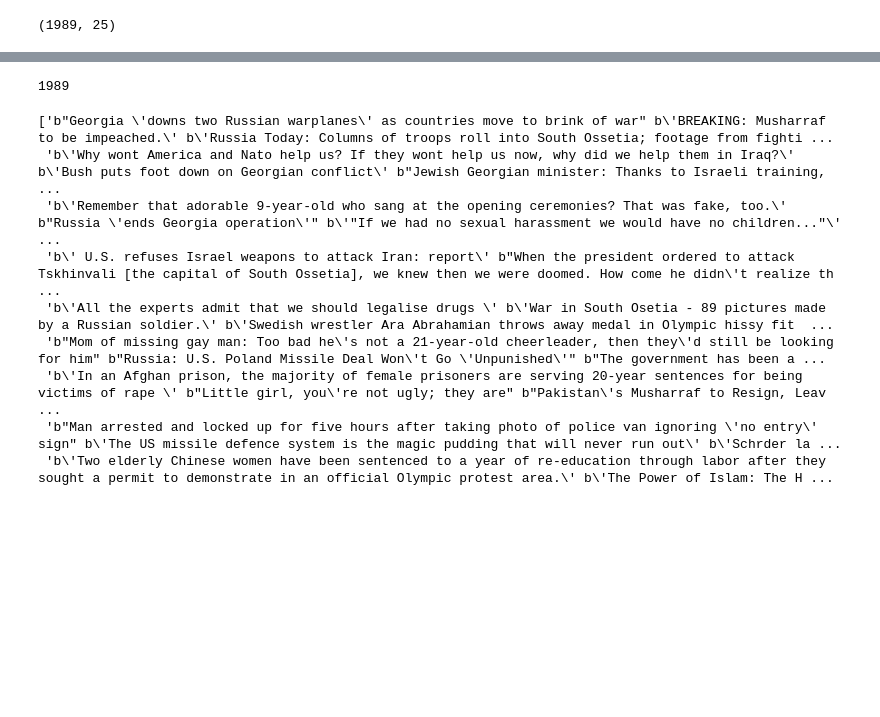
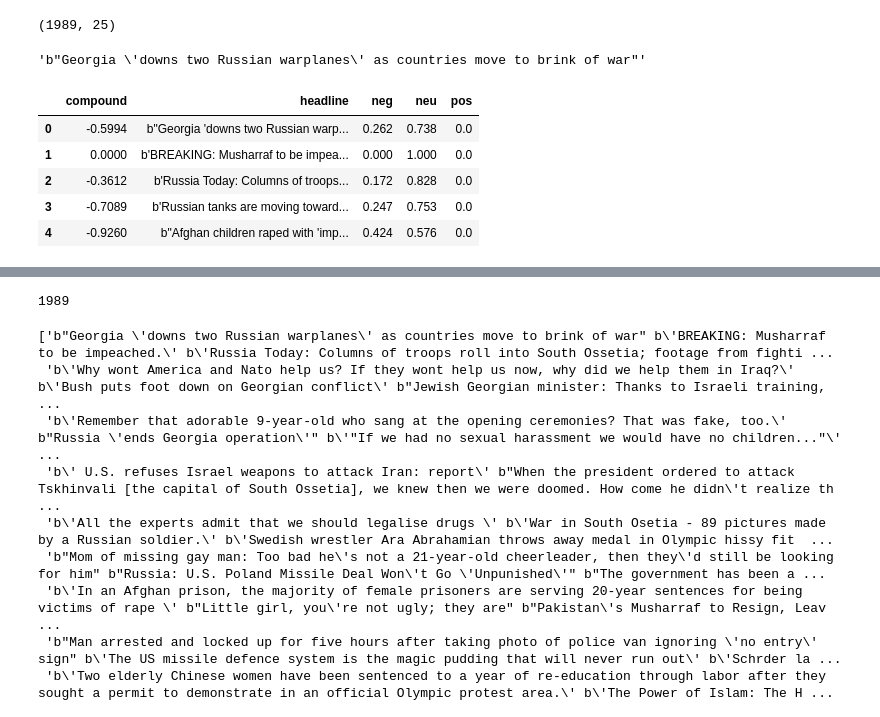
Before and after one commit to bg453cornell/ORIE-4740-NLP-ML, a Jupyter notebook: ORIE 4740 Code.ipynb, the cells around one changed output, grey strips where cells are left out. Drawn from its saved outputs; the diff is of its cells as text; code cells hidden in the pictures; blank space fills up the shorter version.

```diff
--- a/ORIE 4740 Code.ipynb
+++ b/ORIE 4740 Code.ipynb
@@ -59,3 +56,7 @@ headlines = df.as_matrix(columns = df.columns[1:])
 headlines.shape
 # %% [output]
 (1989, 25)
+# %%
+headlines[0][0]
+# %% [output]
+'b"Georgia \'downs two Russian warplanes\' as countries move to brink of war"'
@@ -61,0 +76,9 @@ headlines.shape
+# %%
+sentiment_score_df.head()
+# %% [output]
+|  | compound | headline | neg | neu | pos |
+| 0 | -0.5994 | b"Georgia 'downs two Russian warp... | 0.262 | 0.738 | 0.0 |
+| 1 | 0.0000 | b'BREAKING: Musharraf to be impea... | 0.000 | 1.000 | 0.0 |
+| 2 | -0.3612 | b'Russia Today: Columns of troops... | 0.172 | 0.828 | 0.0 |
+| 3 | -0.7089 | b'Russian tanks are moving toward... | 0.247 | 0.753 | 0.0 |
+| 4 | -0.9260 | b"Afghan children raped with 'imp... | 0.424 | 0.576 | 0.0 |
```
Also changed, not shown: parts of 32 cells of this notebook.
